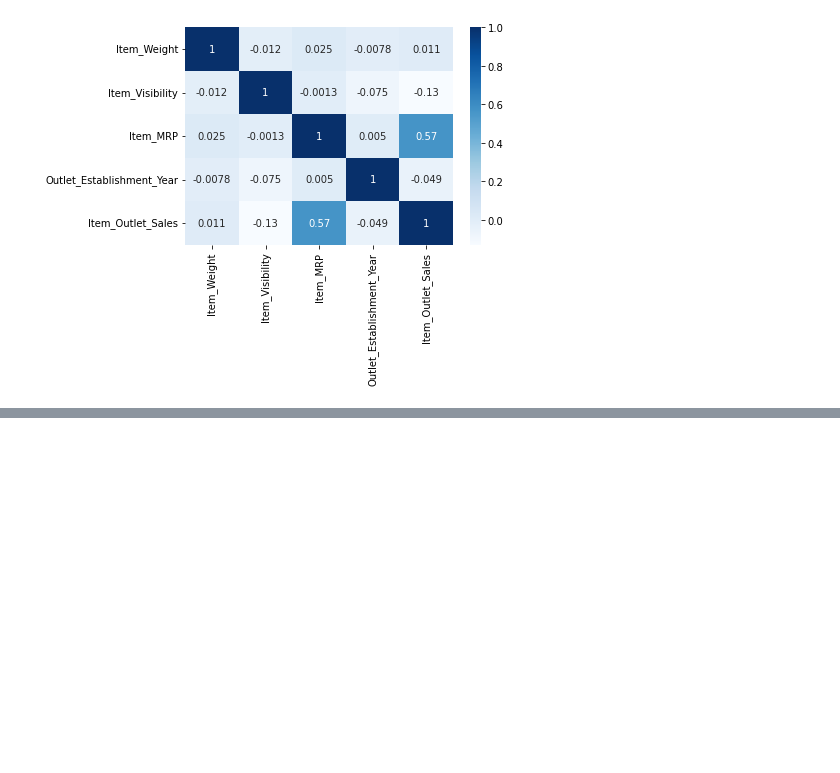
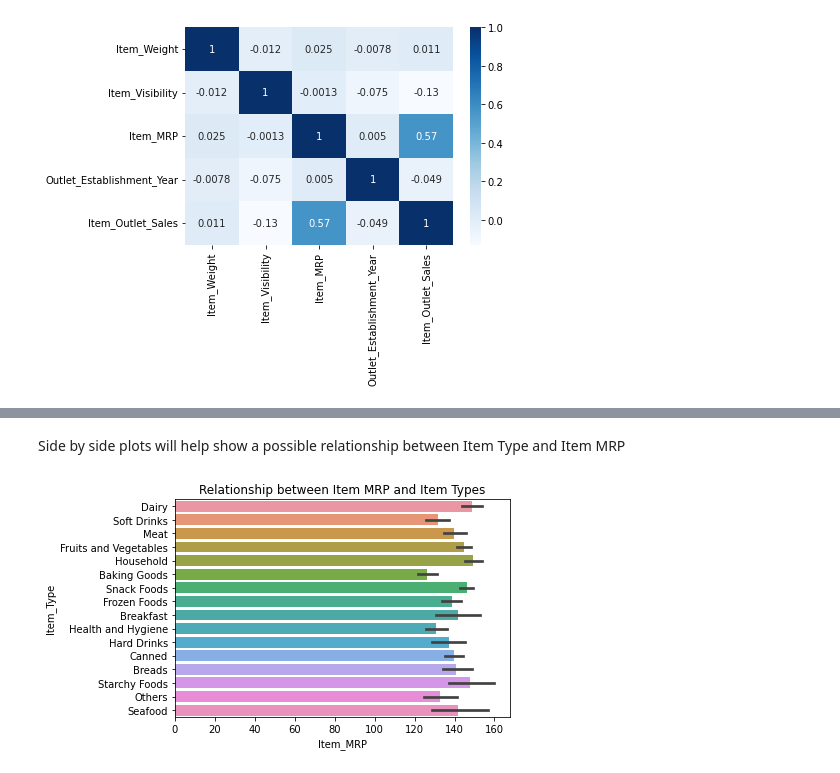
Before and after one commit to BrianArradondo/Sales-Predictions, a Jupyter notebook: Brian_Arradondo_Project_1_Part_2.ipynb, the cells around one changed output, grey strips where cells are left out. Cells and saved outputs as stored; diff of their text form; code cells hidden in the pictures; blank space fills up the shorter version.

```diff
--- a/Brian_Arradondo_Project_1_Part_2.ipynb
+++ b/Brian_Arradondo_Project_1_Part_2.ipynb
@@ -472,0 +488,7 @@ sns.heatmap(corr, cmap = 'Blues', annot = True); # This line of code creates a h
+# %% [markdown]
+Side by side plots will help show a possible relationship between Item Type and Item MRP
+# %%
+ax = sns.barplot(data=df, x="Item_MRP", y="Item_Type") # This line of code shares the relationship between Item MRP and Item Type
+ax.set_title("Relationship between Item MRP and Item Types");
+# %% [output]
+[figure, added]
```
Also changed, not shown: parts of 25 cells of this notebook.
